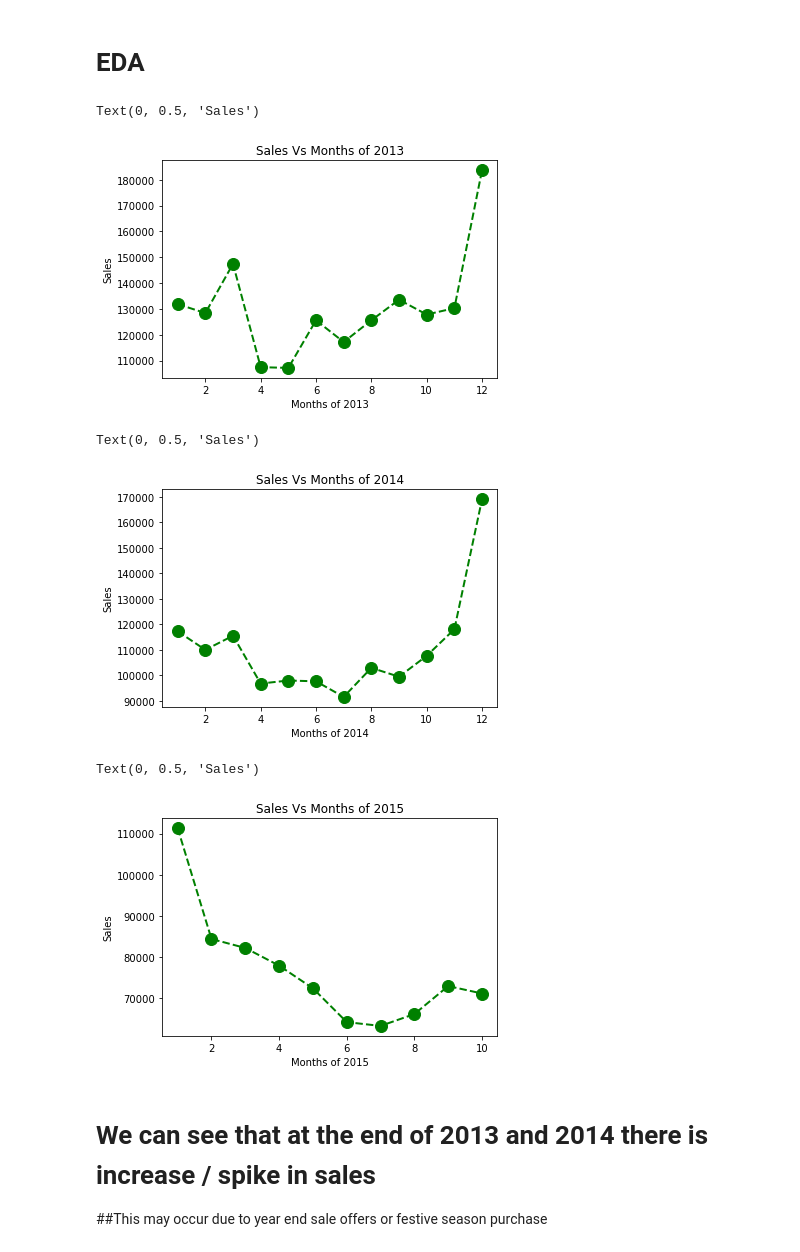
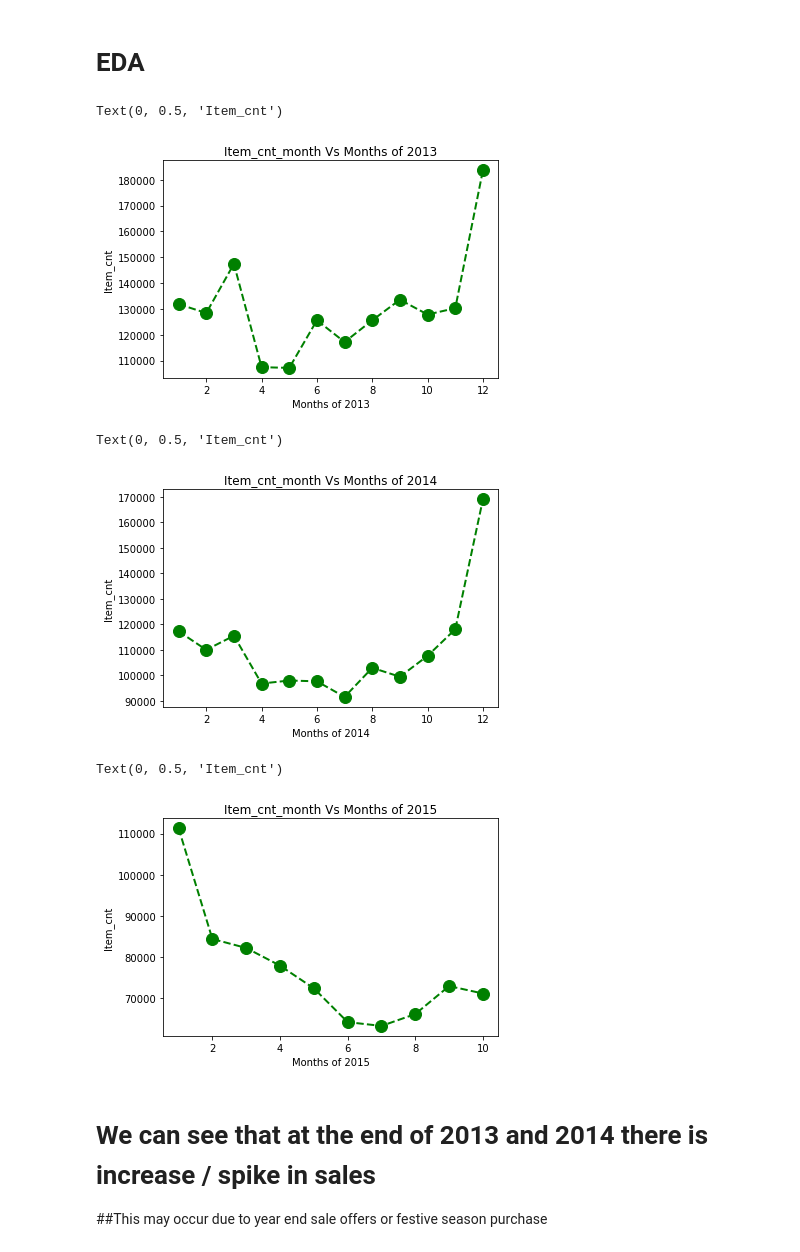
Before and after one commit to SRFZJAVED/TimeSeries, a Jupyter notebook: TASK_File.ipynb, the cells around one changed output. Drawn from its saved outputs; the diff is of its cells as text; code cells hidden in the pictures.

```diff
--- a/TASK_File.ipynb
+++ b/TASK_File.ipynb
@@ -221,33 +221,33 @@ sales_train_df.head()
 # %%
 #Sales in Months of 2013
 df1 = sales_train_df[sales_train_df["Year"]==2013][["Month","item_cnt_day"]].groupby(["Month"]).sum().reset_index()
 plt.plot(df1["Month"], df1["item_cnt_day"], color='green', marker='o', linestyle='dashed', linewidth=2, markersize=12 )
-plt.title('Sales Vs Months of 2013')
+plt.title('Item_cnt_month Vs Months of 2013')
 plt.xlabel('Months of 2013')
-plt.ylabel('Sales')
+plt.ylabel('Item_cnt')
 # %% [output]
-Text(0, 0.5, 'Sales')
+Text(0, 0.5, 'Item_cnt')
-[figure, old version]
+[figure, new version]
 # %%
 #Sales in Months of 2014
 df1 = sales_train_df[sales_train_df["Year"]==2014][["Month","item_cnt_day"]].groupby(["Month"]).sum().reset_index()
 plt.plot(df1["Month"], df1["item_cnt_day"], color='green', marker='o', linestyle='dashed', linewidth=2, markersize=12 )
-plt.title('Sales Vs Months of 2014')
+plt.title('Item_cnt_month Vs Months of 2014')
 plt.xlabel('Months of 2014')
-plt.ylabel('Sales')
+plt.ylabel('Item_cnt')
 # %% [output]
-Text(0, 0.5, 'Sales')
+Text(0, 0.5, 'Item_cnt')
-[figure, old version]
+[figure, new version]
 # %%
 #Sales in Months of 2015
 df1 = sales_train_df[sales_train_df["Year"]==2015][["Month","item_cnt_day"]].groupby(["Month"]).sum().reset_index()
 plt.plot(df1["Month"], df1["item_cnt_day"], color='green', marker='o', linestyle='dashed', linewidth=2, markersize=12 )
-plt.title('Sales Vs Months of 2015')
+plt.title('Item_cnt_month Vs Months of 2015')
 plt.xlabel('Months of 2015')
-plt.ylabel('Sales')
+plt.ylabel('Item_cnt')
 # %% [output]
-Text(0, 0.5, 'Sales')
+Text(0, 0.5, 'Item_cnt')
-[figure, old version]
+[figure, new version]
 # %% [markdown]
 # We can see that at the end of 2013 and 2014 there is increase / spike in sales
 ##This may occur due to year end sale offers or festive season purchase
```
Also changed, not shown: parts of 94 cells of this notebook.
